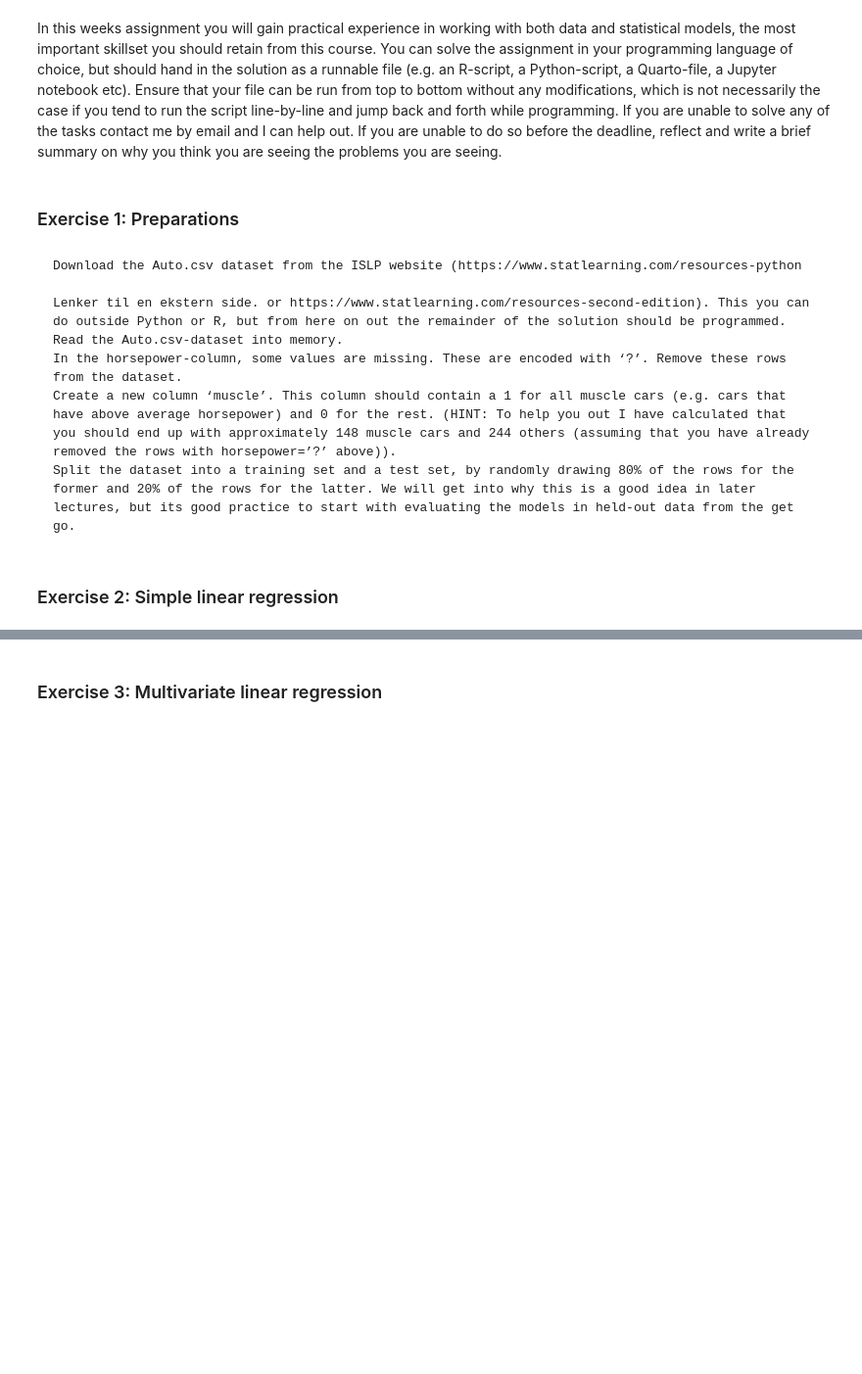
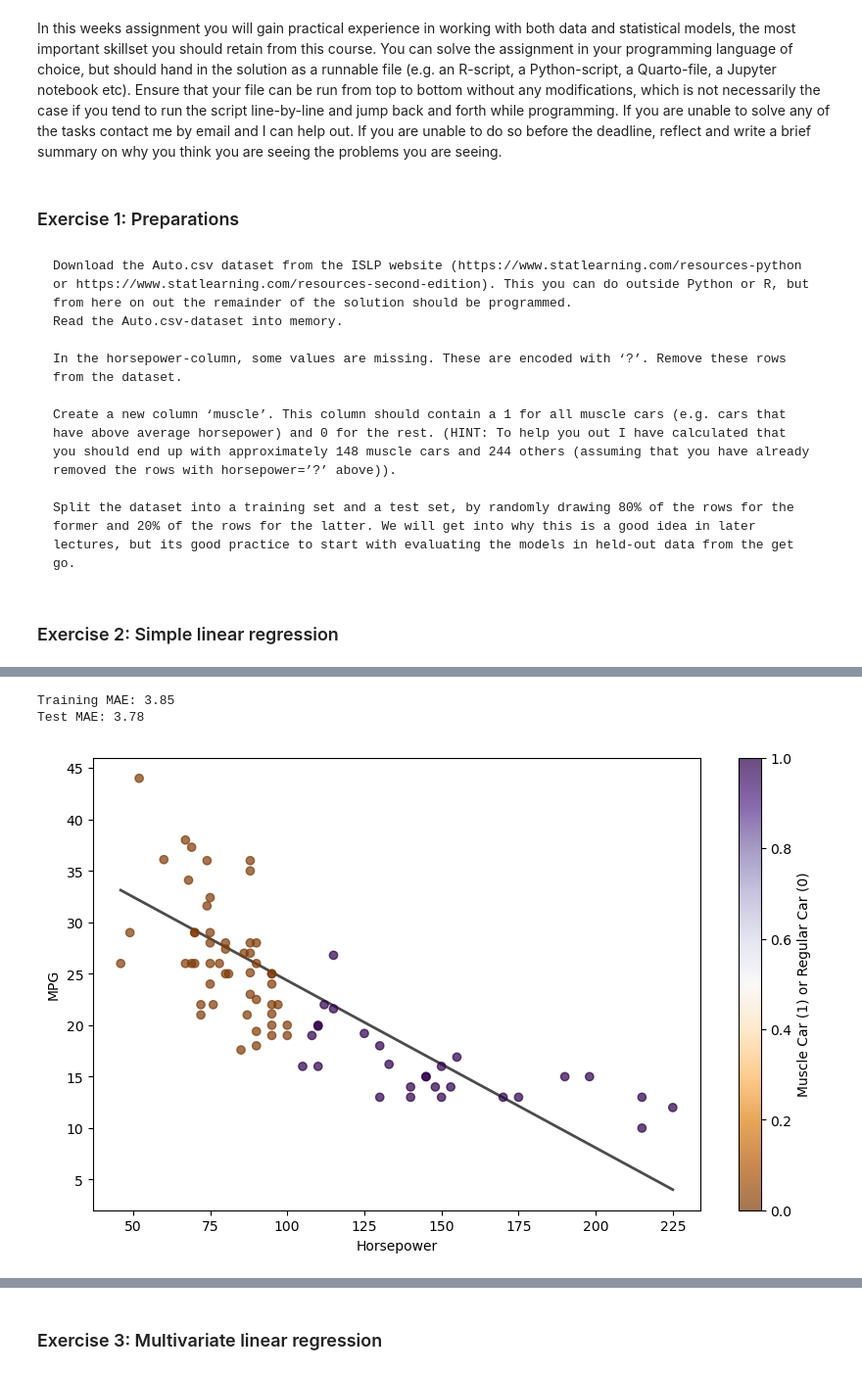
Before and after one commit to henrfo/PSY9511-Machine-learning-, a Jupyter notebook: assignment_2.ipynb, the cells around one changed output, grey strips where cells are left out. Shown: that part at 98% size. Drawn from its saved outputs; the diff is of its cells as text; code cells hidden in the pictures; blank space fills up the shorter version.

```diff
--- a/assignment_2.ipynb
+++ b/assignment_2.ipynb
@@ -5,10 +5,11 @@ In this weeks assignment you will gain practical experience in working with both
 # %% [markdown]
 ### Exercise 1: Preparations
 # %% [markdown]
-    Download the Auto.csv dataset from the ISLP website (https://www.statlearning.com/resources-python
+    Download the Auto.csv dataset from the ISLP website (https://www.statlearning.com/resources-python or https://www.statlearning.com/resources-second-edition). This you can do outside Python or R, but from here on out the remainder of the solution should be programmed.
+    Read the Auto.csv-dataset into memory.
 
-    Lenker til en ekstern side. or https://www.statlearning.com/resources-second-edition). This you can do outside Python or R, but from here on out the remainder of the solution should be programmed.
-    Read the Auto.csv-dataset into memory.
     In the horsepower-column, some values are missing. These are encoded with ‘?’. Remove these rows from the dataset.
+
     Create a new column ‘muscle’. This column should contain a 1 for all muscle cars (e.g. cars that have above average horsepower) and 0 for the rest. (HINT: To help you out I have calculated that you should end up with approximately 148 muscle cars and 244 others (assuming that you have already removed the rows with horsepower=’?’ above)).
+
     Split the dataset into a training set and a test set, by randomly drawing 80% of the rows for the former and 20% of the rows for the latter. We will get into why this is a good idea in later lectures, but its good practice to start with evaluating the models in held-out data from the get go.
@@ -15,3 +27,23 @@ In this weeks assignment you will gain practical experience in working with both
+# %%
+# 1) Read dataset
+auto_df = pd.read_csv('Auto.csv')
+
+# 2) Remove rows where horsepower is '?'
+auto_df = auto_df[auto_df['horsepower'] != '?']
+auto_df['horsepower'] = pd.to_numeric(auto_df['horsepower'])
+
+# 3) Muscle column (1 if horsepower > average, if not: 0)
+auto_df['muscle'] = (auto_df['horsepower'] > auto_df['horsepower'].mean()).astype(int)
+
+# Verify counts
+print(f"Muscle cars: {sum(auto_df['muscle'] == 1)}")
+print(f"Regular cars: {sum(auto_df['muscle'] == 0)}")
+
+# 4) Split into 80% training and 20% test
+train_df, test_df = train_test_split(auto_df, test_size=0.2, random_state=42)
+
+print(f"Training set: {len(train_df)} rows")
+print(f"Test set: {len(test_df)} rows")
 # %% [markdown]
 ### Exercise 2: Simple linear regression
 # %% [markdown]
@@ -22 +59,36 @@ In this weeks assignment you will gain practical experience in working with both
     Reflection: Is the training or testing MAE is lower? Does this match your expectation? What would be the general pattern we expect here (e.g. one is lower than the other, they are the same, ...), and why do we expect that?
+# %%
+# 1) Fit linear reg model (horsepower + mpg)
+X_train = train_df[['horsepower']]
+y_train = train_df['mpg']
+
+X_test = test_df[['horsepower']]
+y_test = test_df['mpg']
+
+model = LinearRegression()
+model.fit(X_train, y_train)
+
+# 2) Scatterplot (x=horsepower, y=mpg), color by muscle, and add regression line
+plt.figure(figsize=(10, 6))
+plt.scatter(test_df['horsepower'], test_df['mpg'], c=test_df['muscle'], cmap='PuOr', alpha=0.7, zorder=2)
+plt.colorbar(label='Muscle Car (1) or Regular Car (0)')
+plt.xlabel('Horsepower')
+plt.ylabel('MPG')
+hp_range = np.linspace(test_df['horsepower'].min(), test_df['horsepower'].max(), 100)
+hp_range_df = pd.DataFrame(hp_range, columns=['horsepower'])
+mpg_pred = model.predict(hp_range_df)
+plt.plot(hp_range, mpg_pred, color='black', linewidth=2, alpha=0.7, zorder=1)
+
+# 3) Predictions for training set + MAE
+predictions = model.predict(X_train)
+mae_train = mean_absolute_error(y_train, predictions)
+print(f"Training MAE: {mae_train:.2f}")
+
+# 4) Predictions for test set + MAE
+predictions = model.predict(X_test)
+mae_test = mean_absolute_error(y_test, predictions)
+print(f"Test MAE: {mae_test:.2f}")
+# %% [output]
+Training MAE: 3.85
+Test MAE: 3.78
+[figure, added]
```
Also changed, not shown: parts of 2 cells of this notebook.
